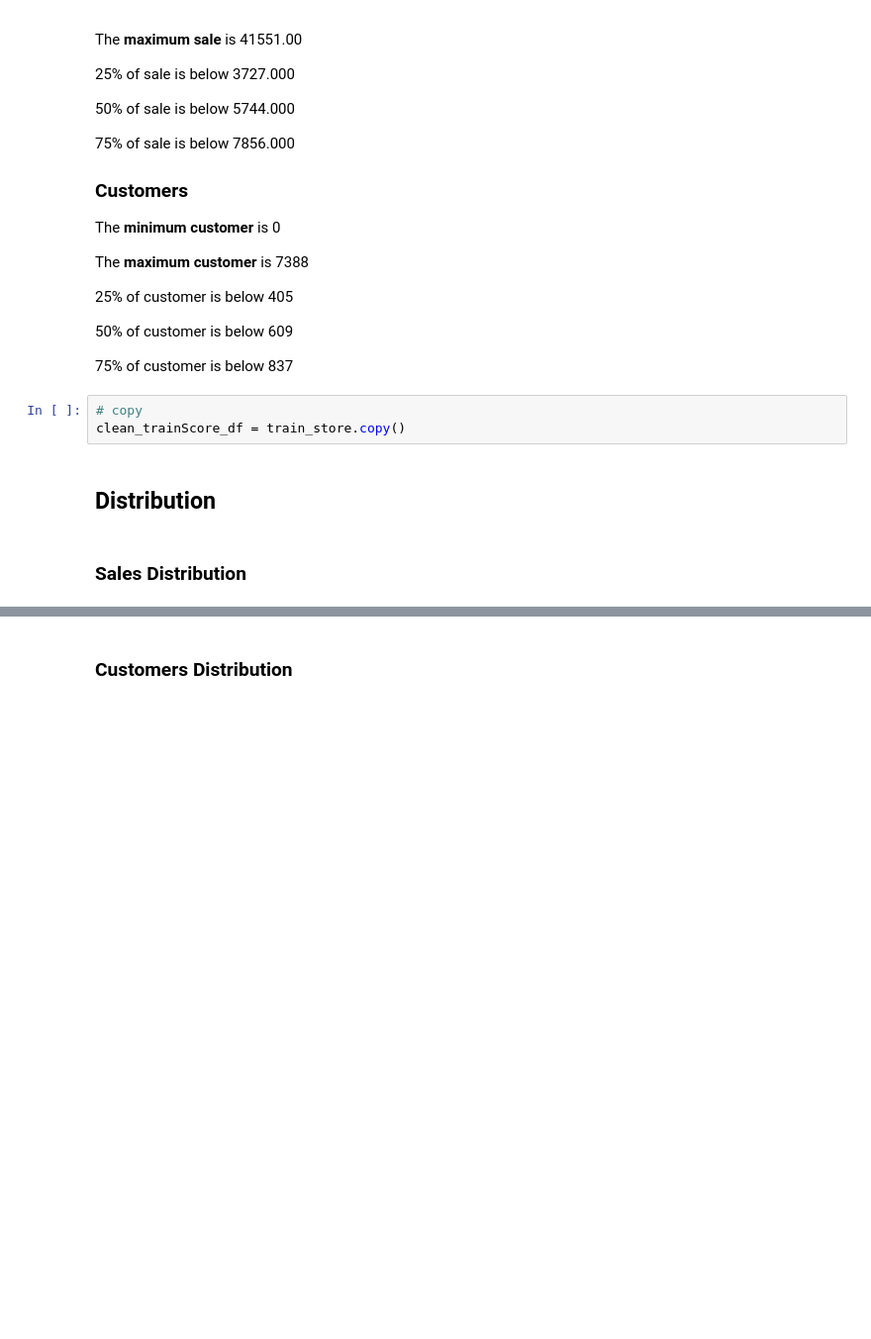
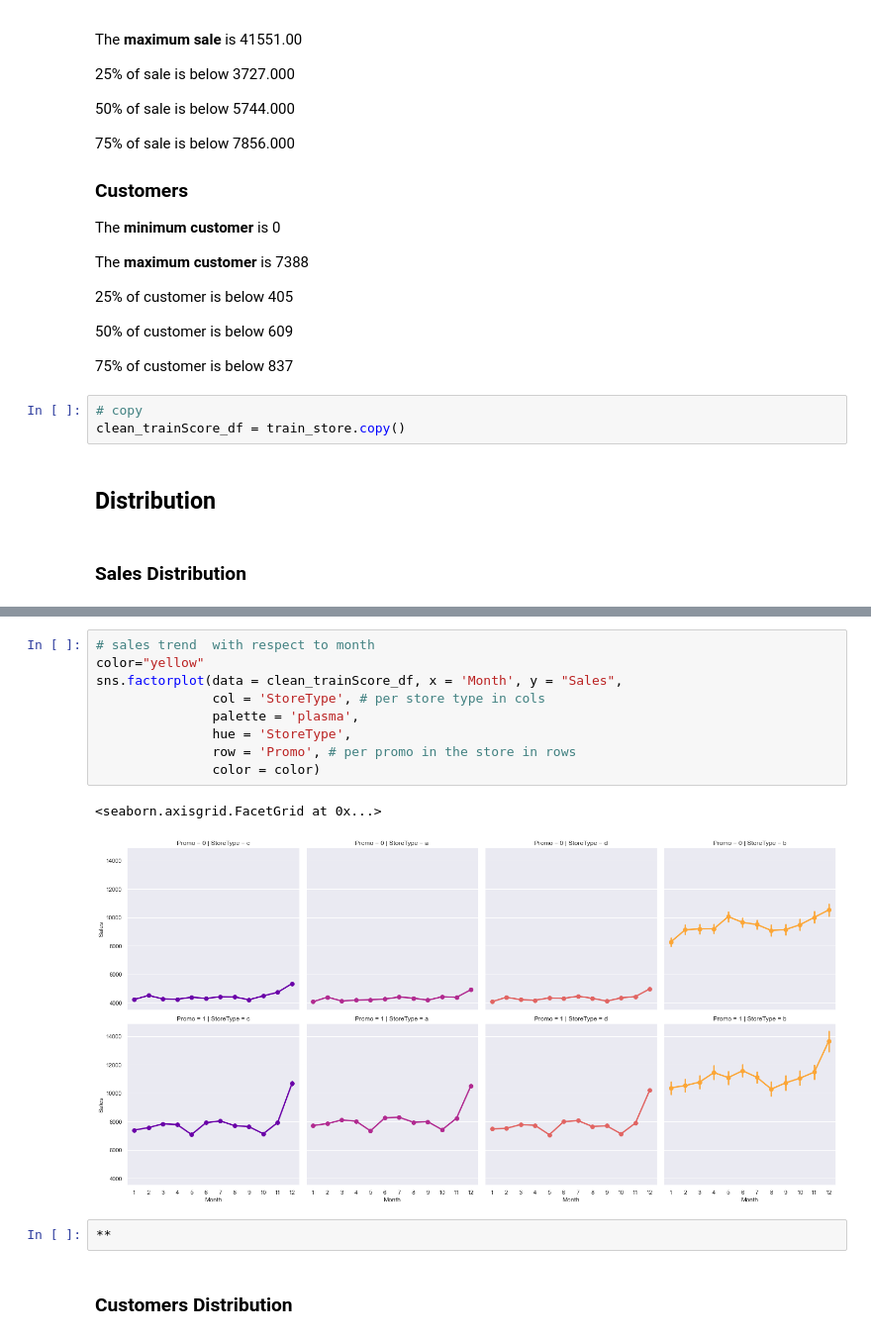
Before and after one commit to ekubay/Rossmann_Pharmaceutical_sales_Prediction, a Jupyter notebook: notebooks/EDA.ipynb, the cells around one changed output, grey strips where cells are left out. Shown at 99% size. Saved outputs shown, nothing was run; the diff lists cells and outputs as text; blank space fills up the shorter version.

```diff
--- a/notebooks/EDA.ipynb
+++ b/notebooks/EDA.ipynb
@@ -514,2 +558,16 @@ Text(0.5, 1.0, 'Sales Distribution')
+# %%
+# sales trend  with respect to month
+color="yellow"
+sns.factorplot(data = clean_trainScore_df, x = 'Month', y = "Sales",
+               col = 'StoreType', # per store type in cols
+               palette = 'plasma',
+               hue = 'StoreType',
+               row = 'Promo', # per promo in the store in rows
+               color = color)
+# %% [output]
+<seaborn.axisgrid.FacetGrid at 0x...>
+[figure, added]
+# %%
+**
 # %% [markdown]
 ### Customers Distribution
```
Also changed, not shown: parts of 83 cells of this notebook.
